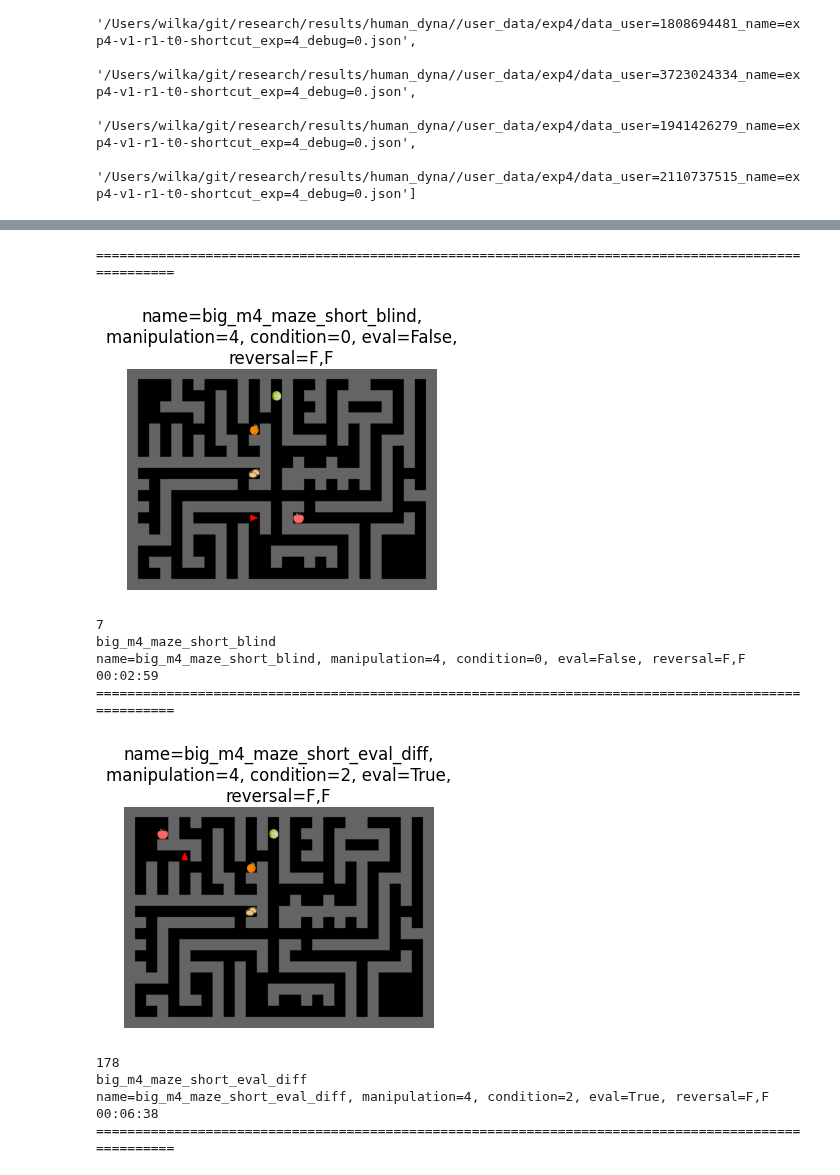
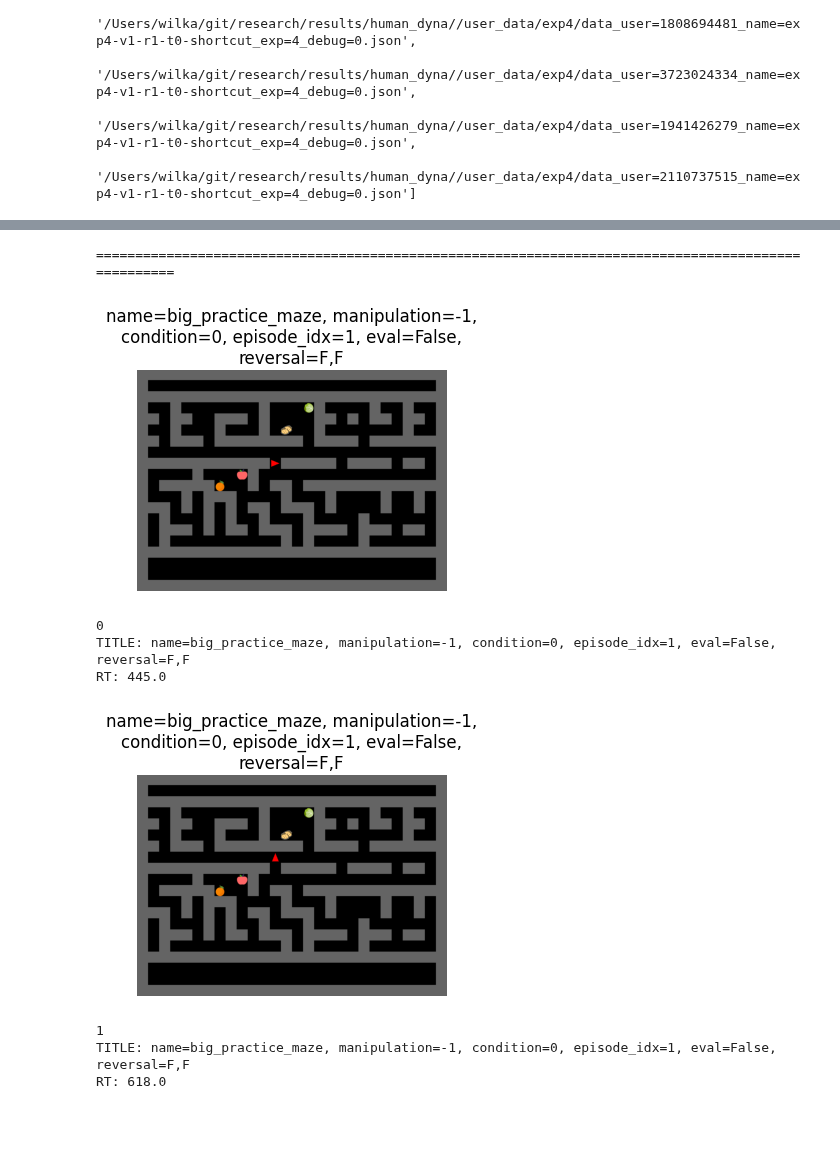
Before and after one commit to wcarvalho/human-dyna-web, a Jupyter notebook: analysis_notebooks/single-user-manual.ipynb, the cells around one changed output, grey strips where cells are left out. Drawn from its saved outputs; the diff is of its cells as text; code cells hidden in the pictures; blank space fills up the shorter version.

Commit message:
dramatically simplified experiment

```diff
--- a/analysis_notebooks/single-user-manual.ipynb
+++ b/analysis_notebooks/single-user-manual.ipynb
@@ -59,7 +62,7 @@ def read_dicts_from_file(filename='data.json'):
             dictionaries.append(json.loads(line.strip()))
     return dictionaries
 
-file = valid_files[1]
+file = valid_files[0]
 data_dicts = read_dicts_from_file(file)
 file, len(data_dicts)
 # %% [output]
@@ -140,5 +111,23 @@ should be:
+# %%
+import jax
+from housemaze import utils
+from housemaze.human_dyna import multitask_env as maze
+from housemaze.human_dyna import mazes
+from analysis import housemaze_utils
+from analysis import data_loading
+from experiment_utils import SuccessTrackingAutoResetWrapper
+
+dummy_env_params = housemaze_utils.get_params(mazes.big_practice_maze)
+dummy_rng = jax.random.PRNGKey(42)
+task_runner = maze.TaskRunner(task_objects=housemaze_utils.task_objects)
+base_env = maze.HouseMaze(
+    task_runner=task_runner,
+    num_categories=200,
+)
+web_env = SuccessTrackingAutoResetWrapper(base_env)
+example_web_timestep = web_env.reset(dummy_rng, dummy_env_params)
 # %%
-from analysis.data_loading import dict_to_string, get_timestep, reversal_label
+from analysis.data_loading import dict_to_string, get_timestep, reversal_label, compute_reaction_time
 from analysis.housemaze_utils import housemaze_render_fn
 import matplotlib.pyplot as plt
 from datetime import datetime
@@ -162,59 +151,59 @@ def get_block_stage_description(datum):
         name=datum['name'],
         manipulation=block_manipulation,
         condition=datum['metadata'].get('condition', 0),
         # block=block_desc,
-        # episode_idx=datum['metadata']['episode_idx'],
+        episode_idx=datum['metadata']['nepisodes'],
         eval=datum['metadata']['eval'],
         reversal=reversal_label(reversal),
     )
 # let's just print out the first few time-step to see what they look like
 keys = set()
 # nidx = 2
 nidx = len(data_dicts)
+changes = 0
 for idx in range(nidx):
     datum = data_dicts[idx]
     if 'finished' in datum.keys(): continue
     if not 'image_seen_time' in datum['data']: continue
 
     # get the information describing block x stage pairs. you can edit this function if you want
     info = get_block_stage_description(datum)
     title = dict_to_string(info)
-    if 'practice' in title: continue
+    # if 'practice' in title: continue
 
     # if not('diff' in datum['name'] or 'same' in datum['name']): continue
 
     if not title in keys:
         print("="*100)
+        changes += 1
         keys.add(title)
 
-        timestep = get_timestep(datum, example_web_timestep)
-        image = housemaze_render_fn(timestep.state)
-        # action_taken: int = datum['action_idx']
+    timestep = get_timestep(datum, example_web_timestep)
+    image = housemaze_render_fn(timestep.state)
+    # action_taken: int = datum['action_idx']
 
-        fig, ax = plt.subplots(1, 1, figsize=(4,4))
-        ax.imshow(image)
-        ax.axis('off')
-        ax.set_title(title, wrap=True)
-        plt.show()
+    fig, ax = plt.subplots(1, 1, figsize=(4,4))
+    ax.imshow(image)
+    ax.axis('off')
+    ax.set_title(title, wrap=True)
+    plt.show()
 
-        print(idx)
-        print(datum['name'])
-        image_seen_time_str = datum['data']['image_seen_time']
-        image_seen_time = datetime.strptime(image_seen_time_str, '%Y-%m-%dT%H:%M:%S.%fZ')
-        formatted_time = image_seen_time.strftime('%H:%M:%S')
-        print(title)
-        print(formatted_time)
+    print(idx)
+    # print(datum['name'])
+    image_seen_time_str = datum['data']['image_seen_time']
+    image_seen_time = datetime.strptime(image_seen_time_str, '%Y-%m-%dT%H:%M:%S.%fZ')
+    formatted_time = image_seen_time.strftime('%H:%M:%S')
+    reaction_time = compute_reaction_time(datum)
+    print('TITLE:', title)
+    # print(formatted_time)
+    print('RT:', reaction_time)
 # %% [output]
 ====================================================================================================
-[figure, old version]
+[figure, new version]
-7
-big_m4_maze_short_blind
-name=big_m4_maze_short_blind, manipulation=4, condition=0, eval=False, reversal=F,F
-00:02:59
-====================================================================================================
+0
+TITLE: name=big_practice_maze, manipulation=-1, condition=0, episode_idx=1, eval=False, reversal=F,F
+RT: 445.0
-[figure, old version]
+[figure, new version]
-178
-big_m4_maze_short_eval_diff
-name=big_m4_maze_short_eval_diff, manipulation=4, condition=2, eval=True, reversal=F,F
-00:06:38
-====================================================================================================
+1
+TITLE: name=big_practice_maze, manipulation=-1, condition=0, episode_idx=1, eval=False, reversal=F,F
+RT: 618.0
```
Also changed, not shown: parts of 9 cells of this notebook, 5 other files.
